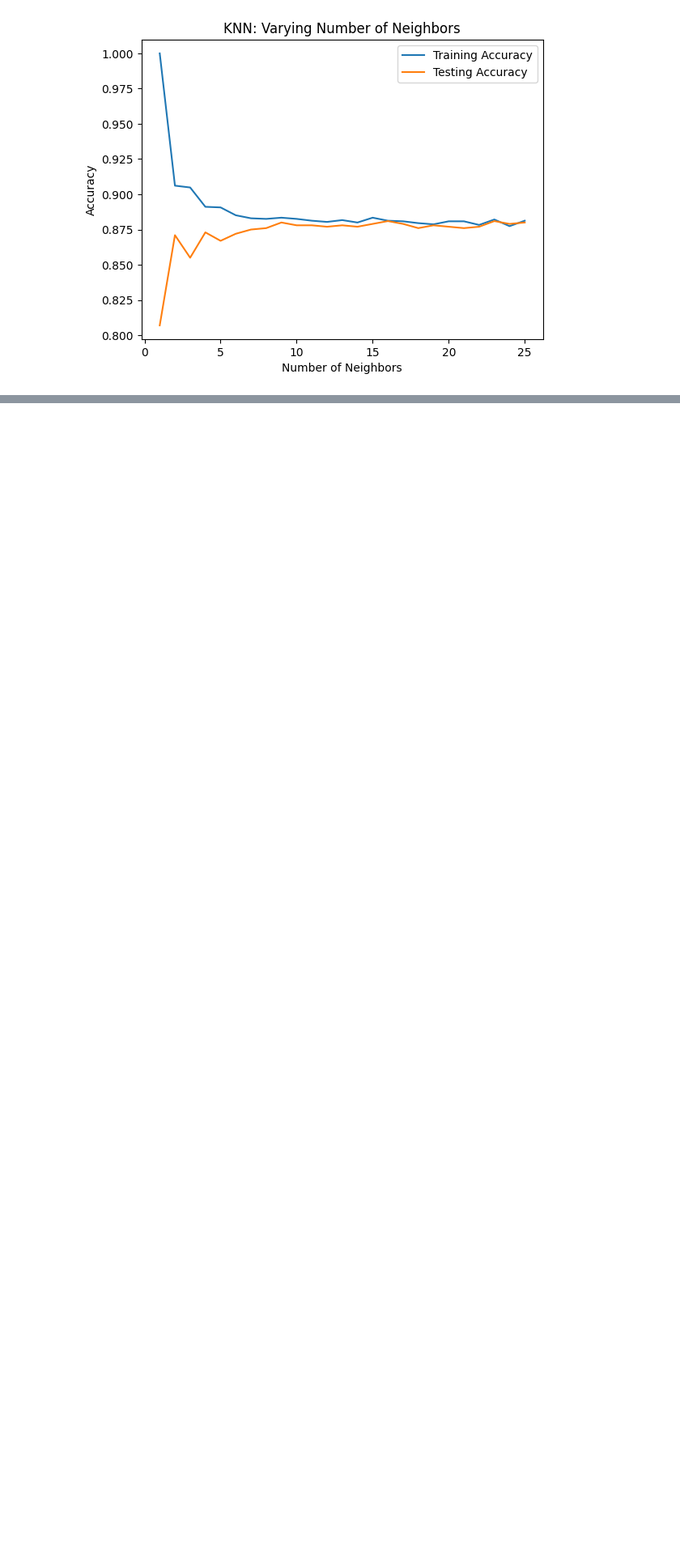
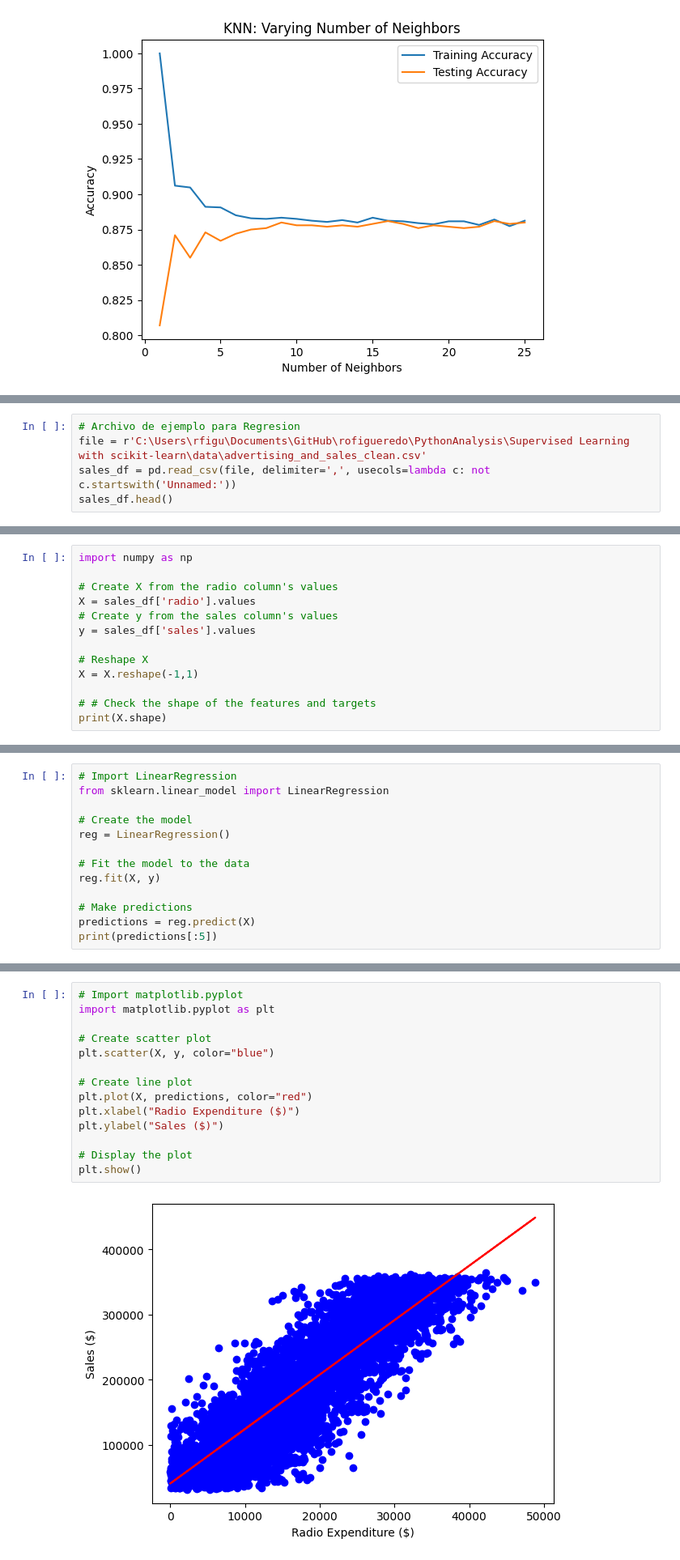
Before and after one commit to rofigueredo/PythonAnalysis, a Jupyter notebook: Supervised Learning with scikit-learn/Supervised Learning scikit-learn.ipynb, the cells around one changed output, grey strips where cells are left out. Shown: that part at 81% size. Saved outputs shown, nothing was run; the diff lists cells and outputs as text; blank space fills up the shorter version.

```diff
--- a/Supervised Learning with scikit-learn/Supervised Learning scikit-learn.ipynb
+++ b/Supervised Learning with scikit-learn/Supervised Learning scikit-learn.ipynb
@@ -110,0 +114,5 @@ plt.show()
+# %%
+# Archivo de ejemplo para Regresion
+file = r'C:\Users\rfigu\Documents\GitHub\rofigueredo\PythonAnalysis\Supervised Learning with scikit-learn\data\advertising_and_sales_clean.csv'
+sales_df = pd.read_csv(file, delimiter=',', usecols=lambda c: not c.startswith('Unnamed:'))
+sales_df.head()
@@ -110,0 +126,13 @@ plt.show()
+# %%
+import numpy as np
+
+# Create X from the radio column's values
+X = sales_df['radio'].values
+# Create y from the sales column's values
+y = sales_df['sales'].values
+
+# Reshape X
+X = X.reshape(-1,1)
+
+# # Check the shape of the features and targets
+print(X.shape)
@@ -110,0 +143,13 @@ plt.show()
+# %%
+# Import LinearRegression
+from sklearn.linear_model import LinearRegression
+
+# Create the model
+reg = LinearRegression()
+
+# Fit the model to the data
+reg.fit(X, y)
+
+# Make predictions
+predictions = reg.predict(X)
+print(predictions[:5])
@@ -110,0 +161,16 @@ plt.show()
+# %%
+# Import matplotlib.pyplot
+import matplotlib.pyplot as plt
+
+# Create scatter plot
+plt.scatter(X, y, color="blue")
+
+# Create line plot
+plt.plot(X, predictions, color="red")
+plt.xlabel("Radio Expenditure ($)")
+plt.ylabel("Sales ($)")
+
+# Display the plot
+plt.show()
+# %% [output]
+[figure, added]
```
Also changed, not shown: parts of 33 cells of this notebook.
